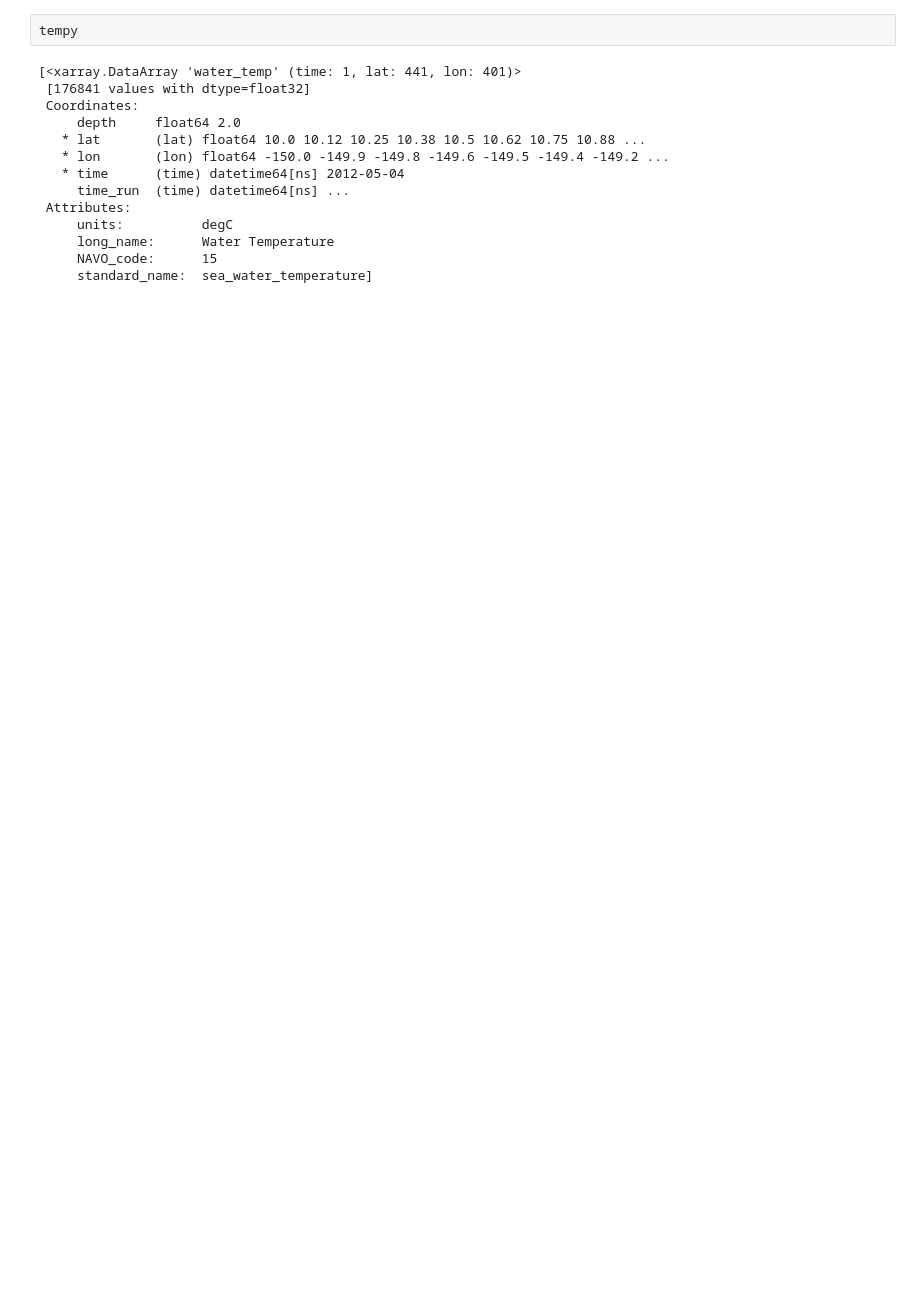
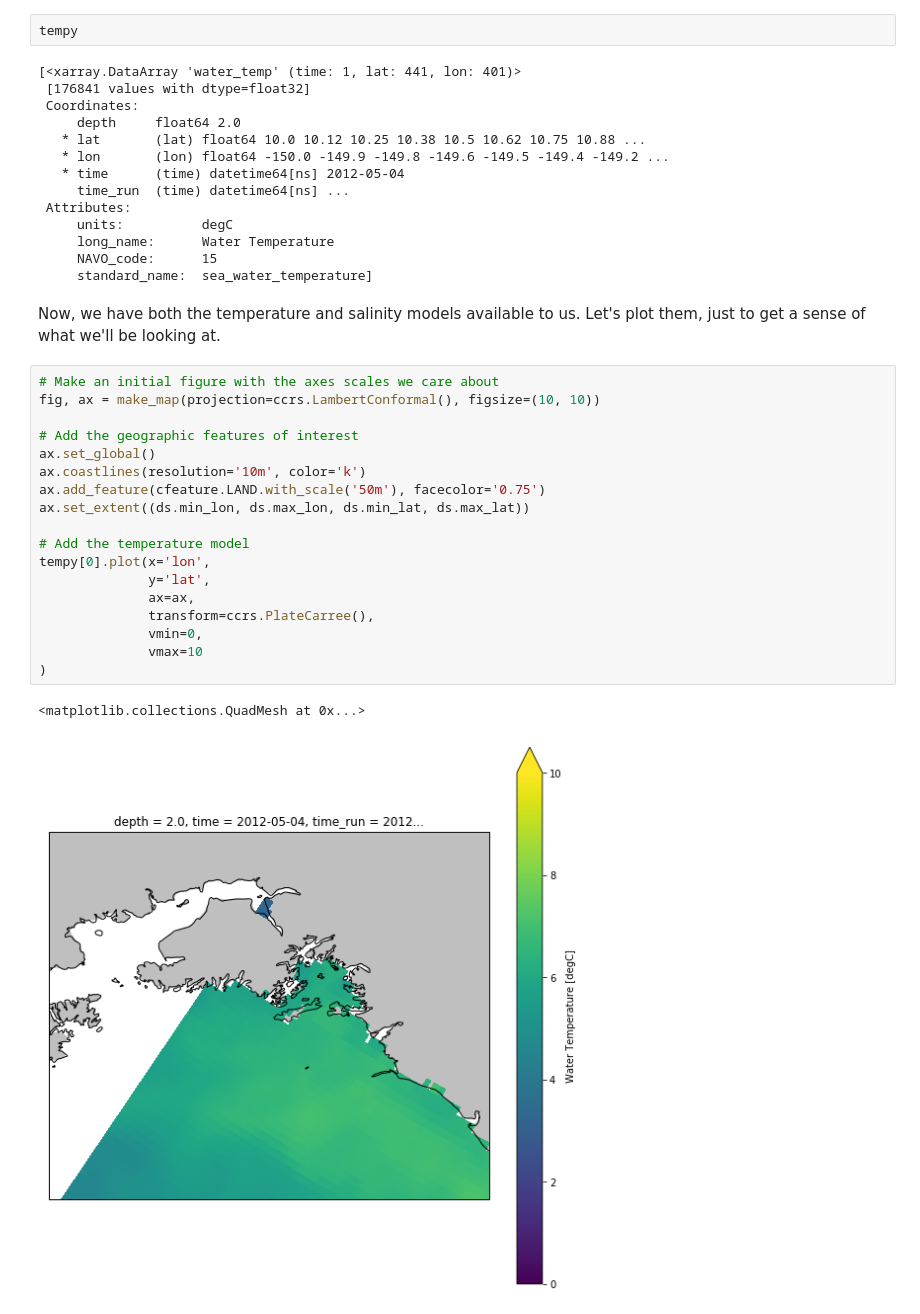
Before and after one commit to eldobbins/ohw_lter_vis, a Jupyter notebook: notebooks/Demo_ohw_lter_vis.ipynb, the cells around one changed output. Cells and saved outputs as stored; diff of their text form; blank space fills up the shorter version.

```diff
--- a/notebooks/Demo_ohw_lter_vis.ipynb
+++ b/notebooks/Demo_ohw_lter_vis.ipynb
@@ -129,3 +161,26 @@ tempy
      long_name:      Water Temperature
      NAVO_code:      15
      standard_name:  sea_water_temperature]
+# %% [markdown]
+Now, we have both the temperature and salinity models available to us. Let's plot them, just to get a sense of what we'll be looking at.
+# %%
+# Make an initial figure with the axes scales we care about
+fig, ax = make_map(projection=ccrs.LambertConformal(), figsize=(10, 10))
+
+# Add the geographic features of interest
+ax.set_global()
+ax.coastlines(resolution='10m', color='k')
+ax.add_feature(cfeature.LAND.with_scale('50m'), facecolor='0.75')
+ax.set_extent((ds.min_lon, ds.max_lon, ds.min_lat, ds.max_lat))
+
+# Add the temperature model
+tempy[0].plot(x='lon',
+              y='lat',
+              ax=ax,
+              transform=ccrs.PlateCarree(),
+              vmin=0,
+              vmax=10
+)
+# %% [output]
+<matplotlib.collections.QuadMesh at 0x...>
+[figure, added]
```
Also changed, not shown: parts of 23 cells of this notebook.
